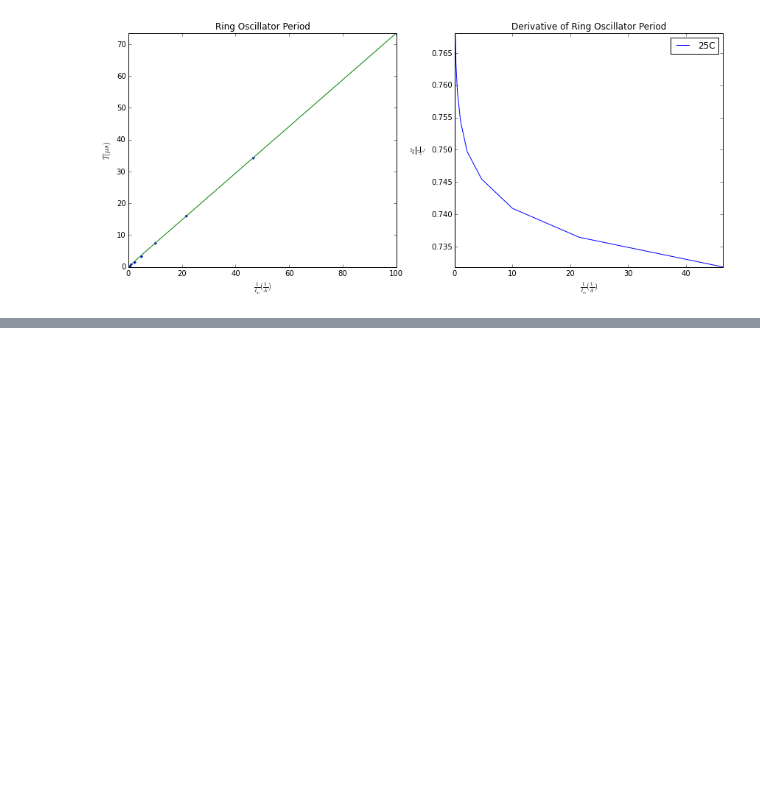
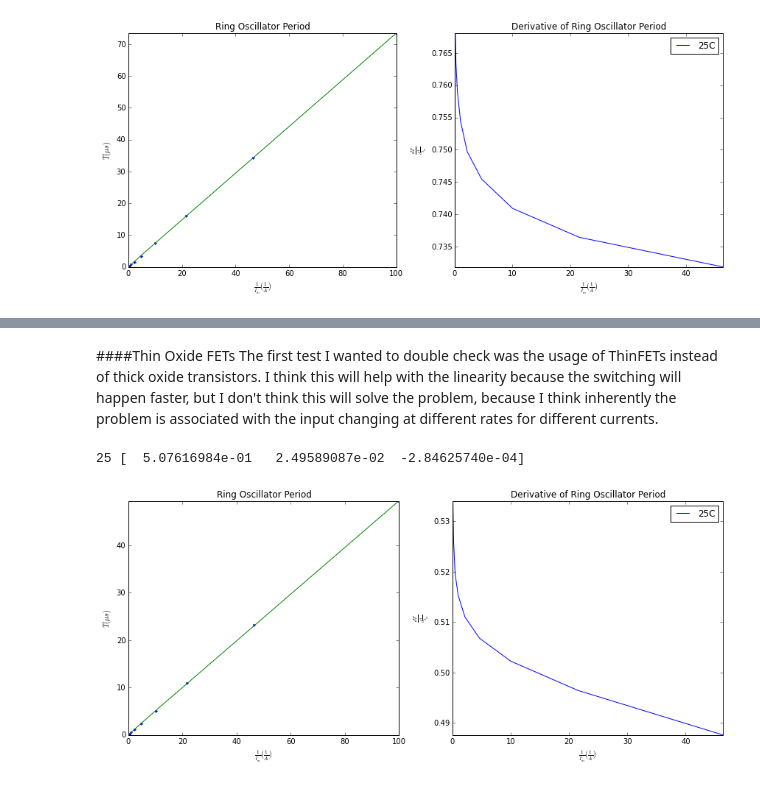
Before and after one commit to twinoza/TwinPyNB, a Jupyter notebook: AHOsc_Char.ipynb, the cells around one changed output, grey strips where cells are left out. Drawn from its saved outputs; the diff is of its cells as text; code cells hidden in the pictures; blank space fills up the shorter version.

```diff
--- a/AHOsc_Char.ipynb
+++ b/AHOsc_Char.ipynb
@@ -419,0 +444,15 @@ tight_layout()
+# %% [markdown]
+####Thin Oxide FETs
+The first test I wanted to double check was the usage of ThinFETs instead of thick oxide transistors.  I think this will help with the linearity because the switching will happen faster, but I don't think this will solve the problem, because I think inherently the problem is associated with the input changing at different rates for different currents.
+# %%
+allTs = list(list())
+
+for curTemp in [25]:#temps:
+    fileName = "AH_InvEg_FreqMeas_Temp"+str(curTemp)+"C_Buffer_ThinFETInverters_SwitchonSources.csv"
+    # Note: This run required changing the readFile function that plotLinearity uses from readFile2 to readFile3
+    plotLinearity(fileName)
+legend(loc='best')
+tight_layout()
+# %% [output]
+25 [  5.07616984e-01   2.49589087e-02  -2.84625740e-04]
+[figure, added]
```
Also changed, not shown: parts of 29 cells of this notebook.
